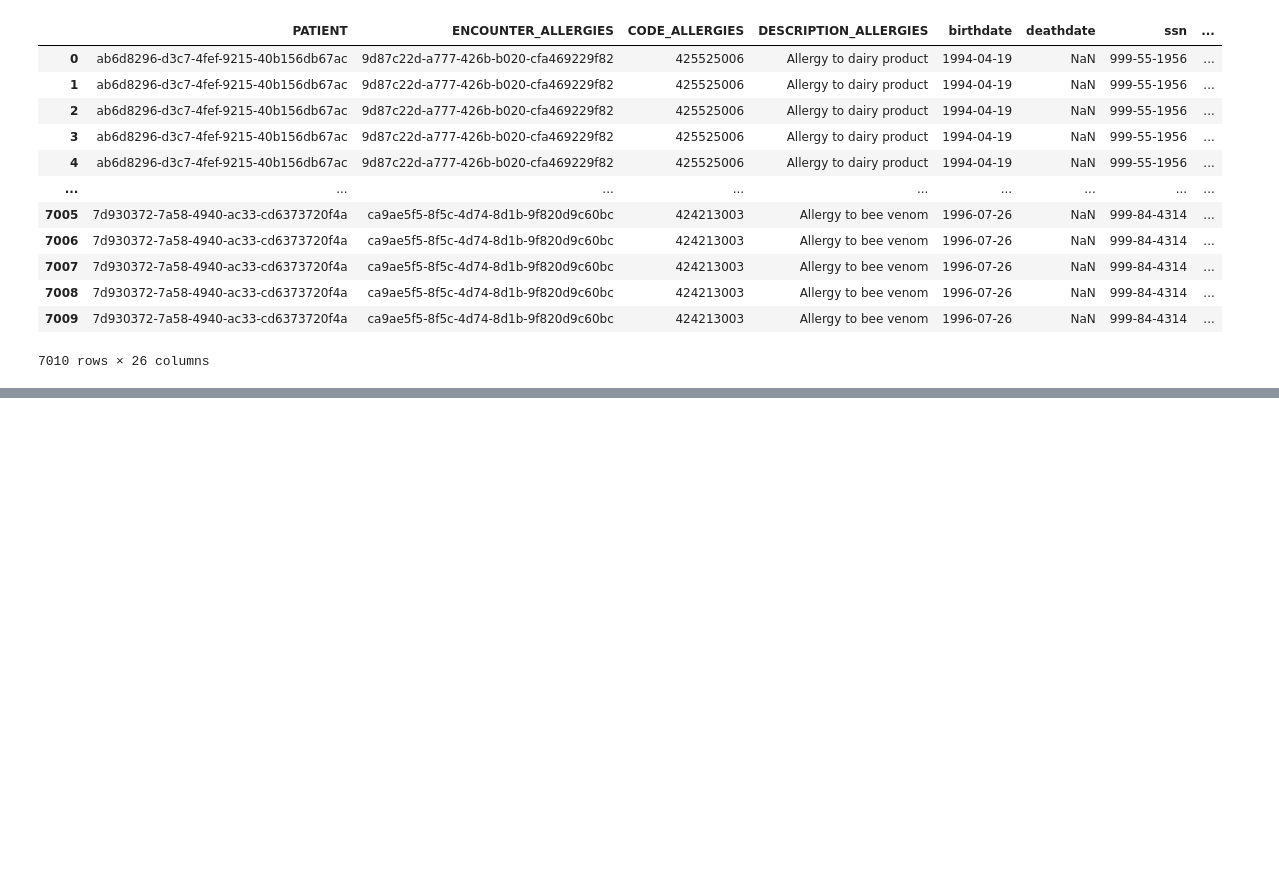
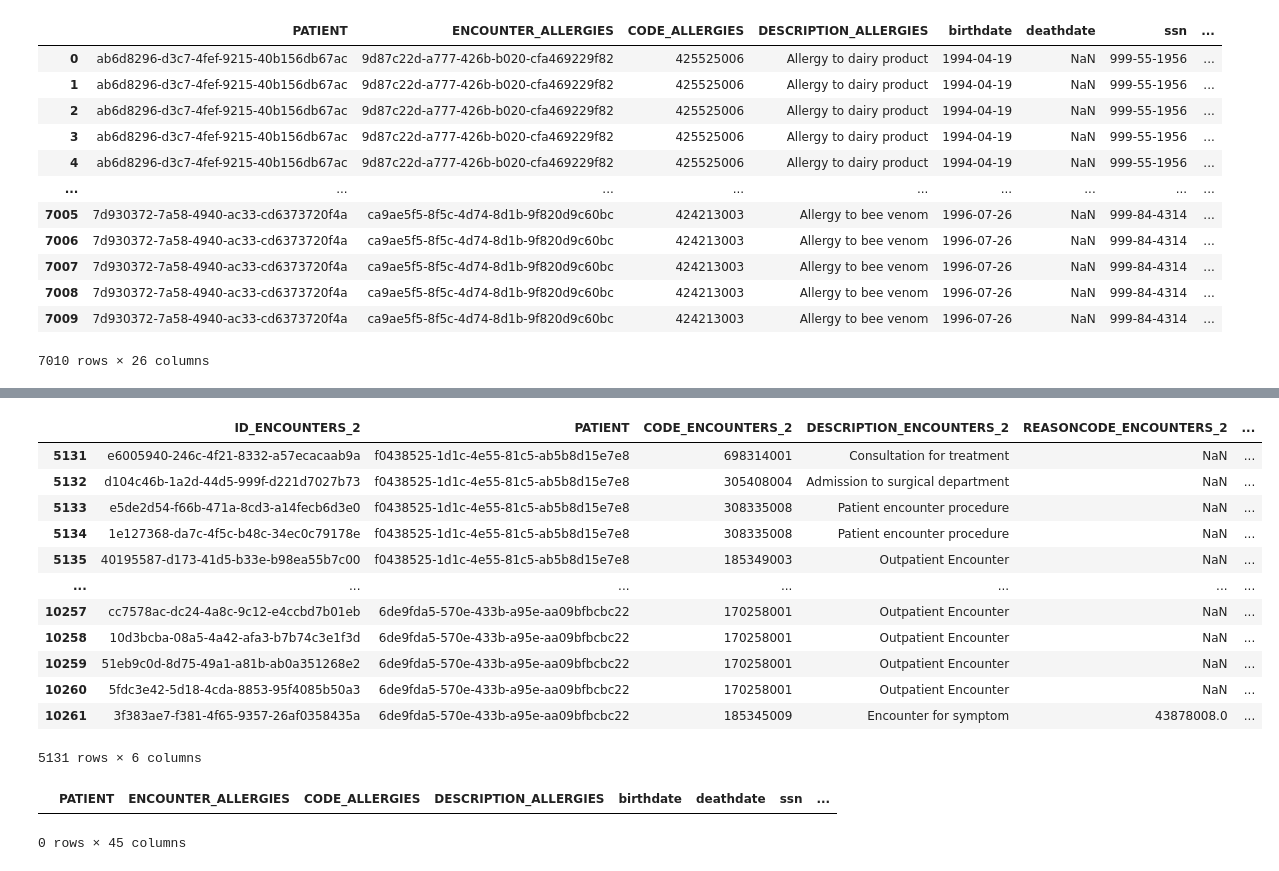
Before and after one commit to esseiple/MedicalBiasJLS, a Jupyter notebook: DataCleaning.ipynb, the cells around one changed output, grey strips where cells are left out. Drawn from its saved outputs; the diff is of its cells as text; code cells hidden in the pictures; blank space fills up the shorter version.

```diff
--- a/DataCleaning.ipynb
+++ b/DataCleaning.ipynb
@@ -78,5 +115,26 @@ merged_df = pd.merge(merged_df, section1, on='PATIENT', how='inner')
+# %%
+section2
+# %% [output]
+|  | ID_ENCOUNTERS_2 | PATIENT | CODE_ENCOUNTERS_2 | DESCRIPTION_ENCOUNTERS_2 | REASONCODE_ENCOUNTERS_2 | ... |
+| 5131 | e6005940-246c-4f21-8332-a57ecacaab9a | f0438525-1d1c-4e55-81c5-ab5b8d15e7e8 | 698314001 | Consultation for treatment | NaN | ... |
+| 5132 | d104c46b-1a2d-44d5-999f-d221d7027b73 | f0438525-1d1c-4e55-81c5-ab5b8d15e7e8 | 305408004 | Admission to surgical department | NaN | ... |
+| 5133 | e5de2d54-f66b-471a-8cd3-a14fecb6d3e0 | f0438525-1d1c-4e55-81c5-ab5b8d15e7e8 | 308335008 | Patient encounter procedure | NaN | ... |
+| 5134 | 1e127368-da7c-4f5c-b48c-34ec0c79178e | f0438525-1d1c-4e55-81c5-ab5b8d15e7e8 | 308335008 | Patient encounter procedure | NaN | ... |
+| 5135 | 40195587-d173-41d5-b33e-b98ea55b7c00 | f0438525-1d1c-4e55-81c5-ab5b8d15e7e8 | 185349003 | Outpatient Encounter | NaN | ... |
+| ... | ... | ... | ... | ... | ... | ... |
+| 10257 | cc7578ac-dc24-4a8c-9c12-e4ccbd7b01eb | 6de9fda5-570e-433b-a95e-aa09bfbcbc22 | 170258001 | Outpatient Encounter | NaN | ... |
+| 10258 | 10d3bcba-08a5-4a42-afa3-b7b74c3e1f3d | 6de9fda5-570e-433b-a95e-aa09bfbcbc22 | 170258001 | Outpatient Encounter | NaN | ... |
+| 10259 | 51eb9c0d-8d75-49a1-a81b-ab0a351268e2 | 6de9fda5-570e-433b-a95e-aa09bfbcbc22 | 170258001 | Outpatient Encounter | NaN | ... |
+| 10260 | 5fdc3e42-5d18-4cda-8853-95f4085b50a3 | 6de9fda5-570e-433b-a95e-aa09bfbcbc22 | 170258001 | Outpatient Encounter | NaN | ... |
+| 10261 | 3f383ae7-f381-4f65-9357-26af0358435a | 6de9fda5-570e-433b-a95e-aa09bfbcbc22 | 185345009 | Encounter for symptom | 43878008.0 | ... |
+5131 rows × 6 columns
 # %%
 merged_df = pd.merge(merged_df, section2, on='PATIENT', how='inner')
+# %%
+merged_df
+# %% [output]
+|  | PATIENT | ENCOUNTER_ALLERGIES | CODE_ALLERGIES | DESCRIPTION_ALLERGIES | birthdate | deathdate | ssn | ... |
+0 rows × 45 columns
 # %%
 merged_df = pd.merge(merged_df, section3, on='PATIENT', how='inner')
 # %%
```
Also changed, not shown: parts of 4 cells of this notebook.
